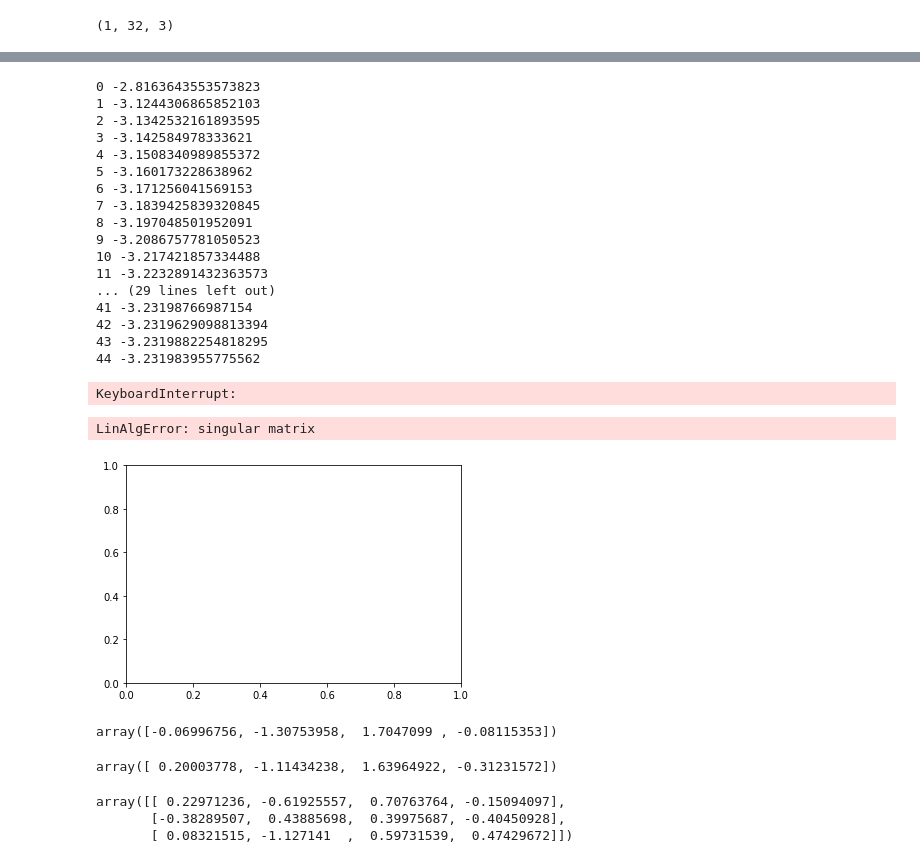
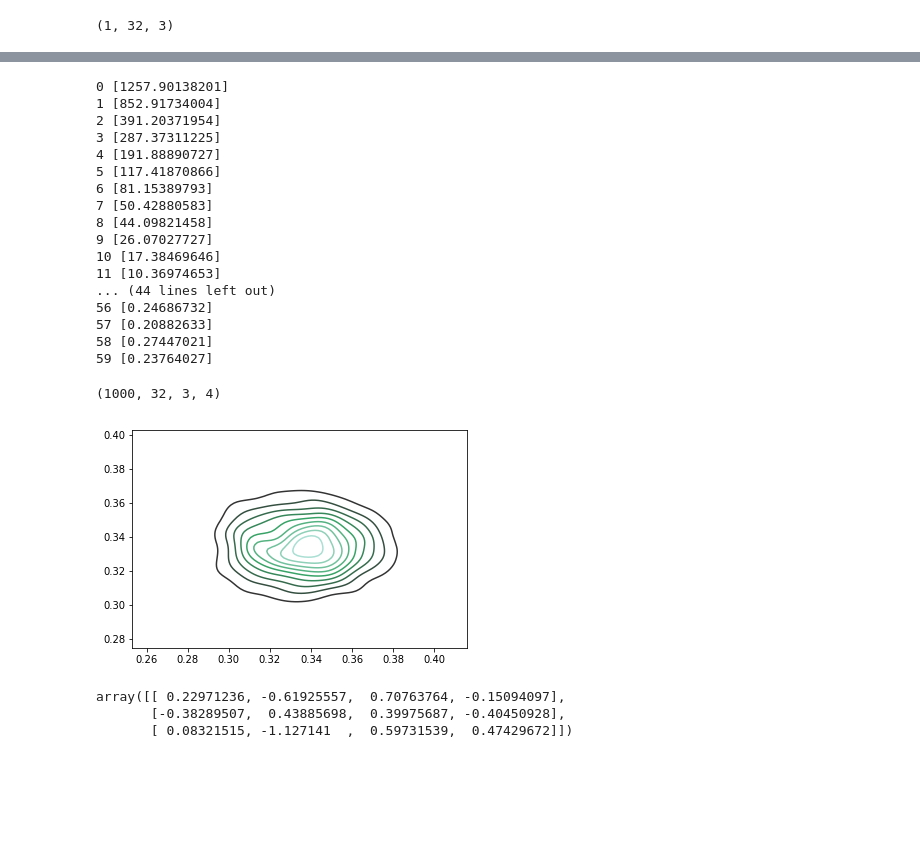
Before and after one commit to npetrenko/real_nvp, a Jupyter notebook: random_walk_regr.ipynb, the cells around one changed output, grey strips where cells are left out. Drawn from its saved outputs; the diff is of its cells as text; code cells hidden in the pictures; blank space fills up the shorter version.

```diff
--- a/random_walk_regr.ipynb
+++ b/random_walk_regr.ipynb
@@ -138,40 +142,42 @@ loss.eval()
 # %%
 stage = 0
 # %%
-for stage in range(stage, stage+160):
+for stage in range(stage, stage+60):
     for _ in range(900):
         l, _ = sess.run([loss, opt], {phase:True})
     print(stage, l)
 # %% [output]
-0 -2.8163643553573823
-1 -3.1244306865852103
-2 -3.1342532161893595
-3 -3.142584978333621
-4 -3.1508340989855372
-5 -3.160173228638962
-6 -3.171256041569153
-7 -3.1839425839320845
-8 -3.197048501952091
-9 -3.2086757781050523
-10 -3.217421857334488
-11 -3.2232891432363573
-... (29 lines left out)
-41 -3.23198766987154
-42 -3.2319629098813394
-43 -3.2319882254818295
-44 -3.231983955775562
+0 [1257.90138201]
+1 [852.91734004]
+2 [391.20371954]
+3 [287.37311225]
+4 [191.88890727]
+5 [117.41870866]
+6 [81.15389793]
+7 [50.42880583]
+8 [44.09821458]
+9 [26.07027727]
+10 [17.38469646]
+11 [10.36974653]
+... (44 lines left out)
+56 [0.24686732]
+57 [0.20882633]
+58 [0.27447021]
+59 [0.23764027]
-KeyboardInterrupt:
 # %%
 out = tf.reshape(outputs, [n, 3, 4])
 # %%
 samples = []
-for _ in range(10):
+for _ in range(1000):
     s = out.eval()
     samples.append(s)
 samples = np.array(samples)
+# %%
+samples.shape
+# %% [output]
+(1000, 32, 3, 4)
 # %%
-sns.kdeplot(samples[:,0], samples[:,1])
+sns.kdeplot(samples[:,0,0,0], samples[:,1,0,0])
 plt.show()
 # %% [output]
-LinAlgError: singular matrix
-[figure, old version]
+[figure, new version]
@@ -182,8 +183,0 @@ b = out.eval()[0]
-# %%
-a.sum(axis=0)
-# %% [output]
-array([-0.06996756, -1.30753958,  1.7047099 , -0.08115353])
-# %%
-b.sum(axis=0)
-# %% [output]
-array([ 0.20003778, -1.11434238,  1.63964922, -0.31231572])
```
Also changed, not shown: parts of 14 cells of this notebook, 4 other files.
